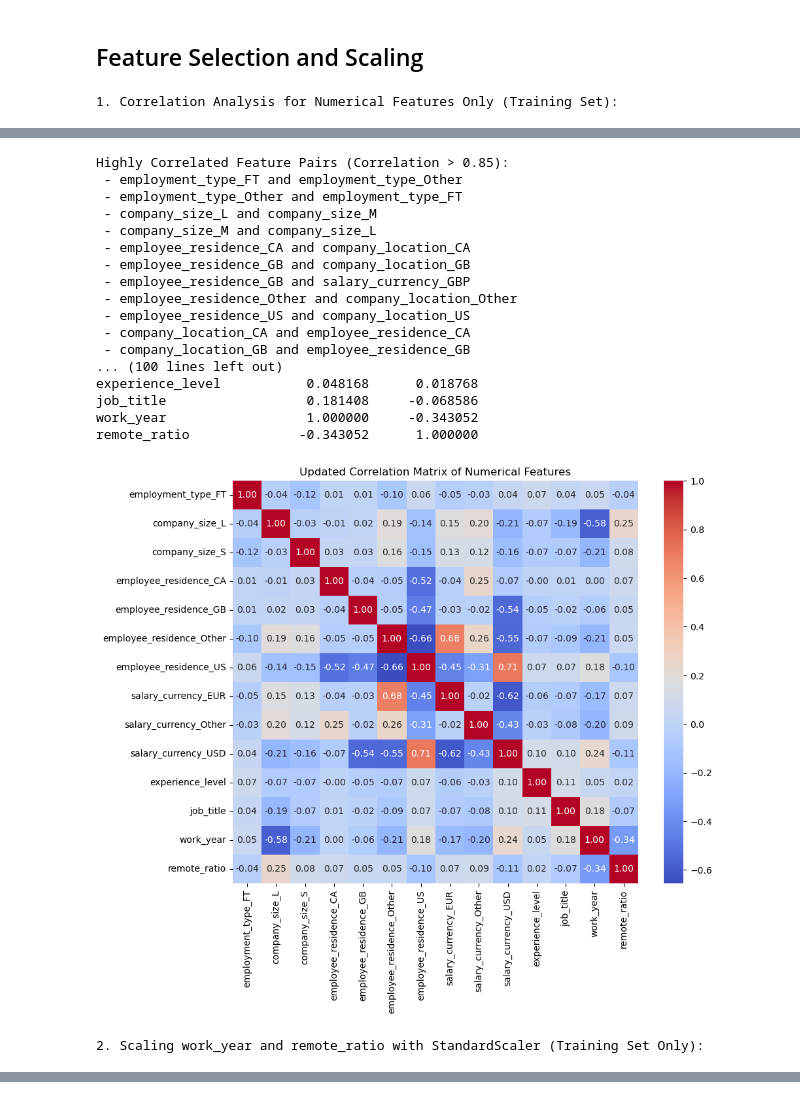
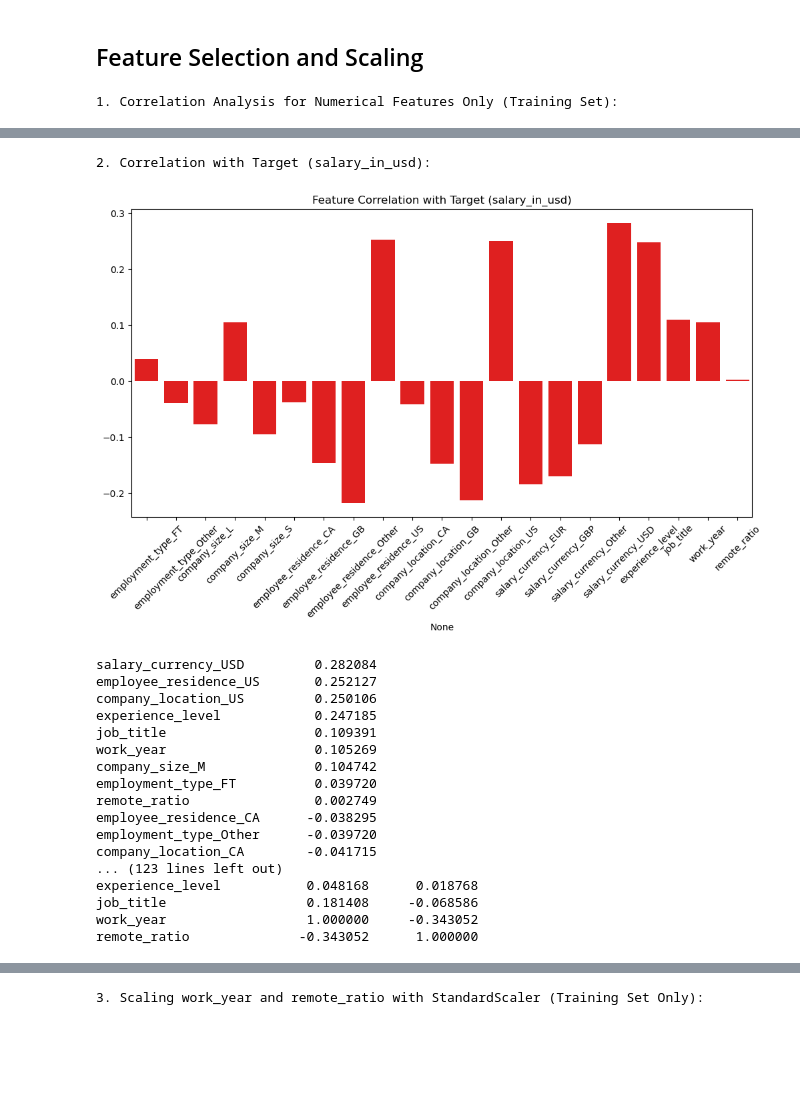
Before and after one commit to isnotJack/AI-project, a Jupyter notebook: 2_preprocessing.ipynb, the cells around one changed output, grey strips where cells are left out. Cells and saved outputs as stored; diff of their text form; code cells hidden in the pictures; blank space fills up the shorter version.

```diff
--- a/2_preprocessing.ipynb
+++ b/2_preprocessing.ipynb
@@ -604,7 +604,26 @@ sns.heatmap(correlation_matrix, annot=True, cmap='coolwarm', fmt=".2f")
 plt.title("Correlation Matrix of Numerical Features (Training Set)")
 plt.show()
 
-# -------- 2. Identifica Coppie Altamente Correlate --------
+# --------- NUOVO: Correlazione con il Target ---------
+print("\n2. Correlation with Target (salary_in_usd):")
+
+# Unisci X_train con y_train per calcolare la correlazione
+Xy_train = X_train.copy()
+Xy_train['salary_in_usd'] = y_train  # Aggiungi il target
+
+# Calcola la correlazione tra feature e target
+target_corr = Xy_train.corr()['salary_in_usd'].drop('salary_in_usd')
+
+# Visualizza la correlazione con il target
+plt.figure(figsize=(12, 6))
+sns.barplot(x=target_corr.index, y=target_corr.values, color='red')
+plt.xticks(rotation=45)
+plt.title("Feature Correlation with Target (salary_in_usd)")
+plt.show()
+
+print(target_corr.sort_values(ascending=False))
+
+# -------- 3. Identifica Coppie Altamente Correlate --------
 threshold = 0.85  # Soglia per considerare la correlazione alta
 high_corr_pairs = []
 
@@ -621,7 +640,7 @@ if high_corr_pairs:
 else:
     print("\nNo highly correlated features found.")
 
-# -------- 3. Elimina le Feature Altamente Correlate (Training Set) --------
+# -------- 4. Elimina le Feature Altamente Correlate (Training Set) --------
 features_to_drop = set()  # Usa un set per evitare duplicati
 
 for col1, col2 in high_corr_pairs:
@@ -635,8 +654,7 @@ X_test = X_test.drop(columns=list(features_to_drop))
 
 print(f"\nDropped features due to high correlation: {features_to_drop}")
 
-
-# -------- 4.1 Stampa della Matrice di Correlazione Aggiornata --------
+# -------- 5.1 Stampa della Matrice di Correlazione Aggiornata --------
 updated_correlation_matrix = X_train.corr()
 
 print("\nUpdated Correlation Matrix (After Dropping Highly Correlated Features):")
@@ -648,59 +666,59 @@ sns.heatmap(updated_correlation_matrix, annot=True, cmap='coolwarm', fmt=".2f")
 plt.title("Updated Correlation Matrix of Numerical Features")
 plt.show()
 
-# -------- 4.2 Scaling di work_year e remote_ratio (SOLO TRAINING SET) --------
-print("\n2. Scaling work_year and remote_ratio with StandardScaler (Training Set Only):")
+# -------- 5.2 Scaling di work_year e remote_ratio (SOLO TRAINING SET) --------
+print("\n3. Scaling work_year and remote_ratio with StandardScaler (Training Set Only):")
 
 scaler = StandardScaler()
 
 # Applica lo scaling solo sulle colonne selezionate nel training set
 X_train[['work_year', 'remote_ratio']] = scaler.fit_transform(X_train[['work_year', 'remote_ratio']])
 
 # Trasforma il test set con lo stesso scaler (senza fit)
 X_test[['work_year', 'remote_ratio']] = scaler.transform(X_test[['work_year', 'remote_ratio']])
 
-# -------- 5. Visualizzazione Scaling --------
+# -------- 6. Visualizzazione Scaling --------
 # Visualizza il risultato per work_year e remote_ratio dopo lo scaling (train set)
 plt.figure(figsize=(8, 5))
 sns.boxplot(x=X_train['work_year'])
 plt.title("Boxplot for Scaled work_year (Training Set)")
 plt.xlabel("Scaled work_year")
 plt.show()
 
 plt.figure(figsize=(8, 5))
 sns.boxplot(x=X_train['remote_ratio'])
 plt.title("Boxplot for Scaled remote_ratio (Training Set)")
 plt.xlabel("Scaled remote_ratio")
 plt.show()
 
-# -------- 6. Controllo e Verifica --------
+# -------- 7. Controllo e Verifica --------
 print("\nFirst 5 rows after scaling (Training Set):")
 print(X_train[['work_year', 'remote_ratio']].head())
 
 print("\nSummary statistics after scaling work_year and remote_ratio (Training Set):")
 print(X_train[['work_year', 'remote_ratio']].describe())
 
 print("\nSummary statistics after scaling work_year and remote_ratio (Test Set):")
 print(X_test[['work_year', 'remote_ratio']].describe())
 # %% [output]
 1. Correlation Analysis for Numerical Features Only (Training Set):
 [figure]
-Highly Correlated Feature Pairs (Correlation > 0.85):
- - employment_type_FT and employment_type_Other
- - employment_type_Other and employment_type_FT
- - company_size_L and company_size_M
- - company_size_M and company_size_L
- - employee_residence_CA and company_location_CA
- - employee_residence_GB and company_location_GB
- - employee_residence_GB and salary_currency_GBP
- - employee_residence_Other and company_location_Other
- - employee_residence_US and company_location_US
- - company_location_CA and employee_residence_CA
- - company_location_GB and employee_residence_GB
-... (100 lines left out)
-experience_level           0.048168      0.018768
-job_title                  0.181408     -0.068586
-work_year                  1.000000     -0.343052
-remote_ratio              -0.343052      1.000000
+2. Correlation with Target (salary_in_usd):
-[figure, old version]
+[figure, new version]
-2. Scaling work_year and remote_ratio with StandardScaler (Training Set Only):
+salary_currency_USD         0.282084
+employee_residence_US       0.252127
+company_location_US         0.250106
+experience_level            0.247185
+job_title                   0.109391
+work_year                   0.105269
+company_size_M              0.104742
+employment_type_FT          0.039720
+remote_ratio                0.002749
+employee_residence_CA      -0.038295
+employment_type_Other      -0.039720
+company_location_CA        -0.041715
+... (123 lines left out)
+experience_level           0.048168      0.018768
+job_title                  0.181408     -0.068586
+work_year                  1.000000     -0.343052
+remote_ratio              -0.343052      1.000000
@@ -707,0 +726 @@ remote_ratio              -0.343052      1.000000
+3. Scaling work_year and remote_ratio with StandardScaler (Training Set Only):
```
Also changed, not shown: parts of 2 cells of this notebook, 1 other file.
